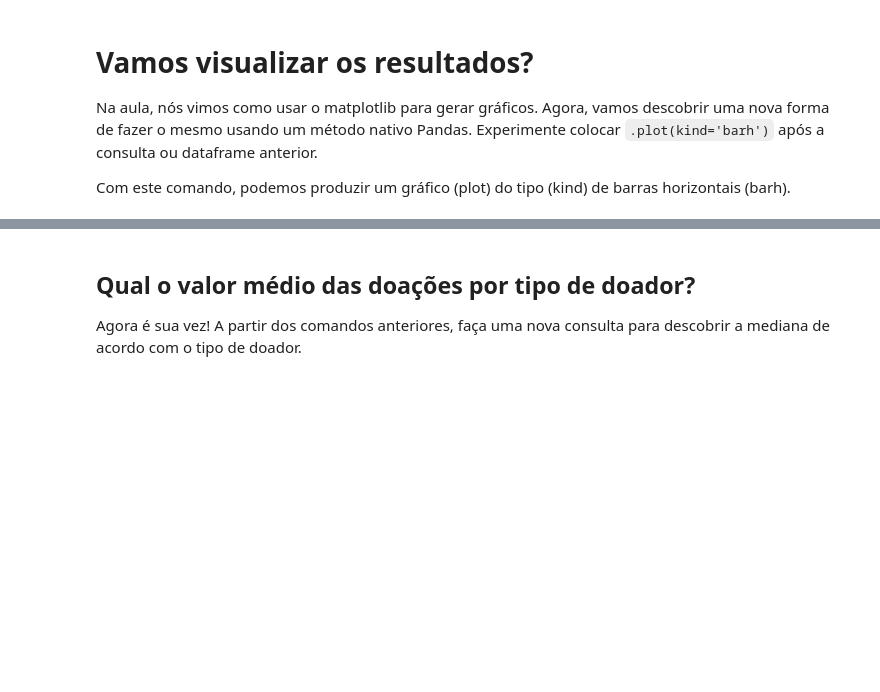
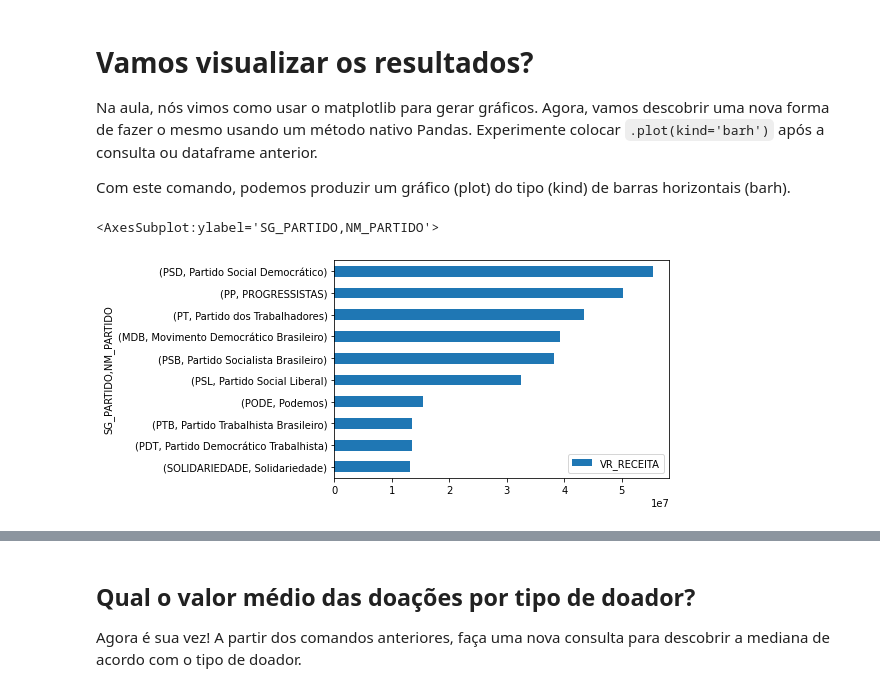
Before and after one commit to geofausto/python-inovacao-civica, a Jupyter notebook: semana_2/Semana_2_desafio_fausto.ipynb, the cells around one changed output, grey strips where cells are left out. Saved outputs shown, nothing was run; the diff lists cells and outputs as text; code cells hidden in the pictures; blank space fills up the shorter version.

```diff
--- a/semana_2/Semana_2_desafio_fausto.ipynb
+++ b/semana_2/Semana_2_desafio_fausto.ipynb
@@ -254,7 +256,8 @@ df_final[['TIPO_DOADOR','SG_UF','VR_RECEITA']].groupby(by=['TIPO_DOADOR','SG_UF'
 # %% [markdown]
 ## Qual o total de doações recebidas por partido?
 # %%
-df_final[['SG_PARTIDO', 'NM_PARTIDO', 'VR_RECEITA']].groupby(by=['SG_PARTIDO', 'NM_PARTIDO']).sum()
+total_doacoes = df_final[['SG_PARTIDO','NM_PARTIDO','VR_RECEITA']].groupby(by=['SG_PARTIDO','NM_PARTIDO']).sum()
+total_doacoes
 # %% [output]
 |  |  | VR_RECEITA |
 | SG_PARTIDO | NM_PARTIDO |  |
@@ -282,0 +284,5 @@ df_final[__________].groupby(by=_____).___().sort_values(by='____',ascending=___
+# %%
+# fiz uma variável para isso
+total_doacoes_decrescente = total_doacoes.sort_values(by='VR_RECEITA',ascending=False)
+top_10 = total_doacoes_decrescente.head(10)
+top_10
@@ -289,0 +307,5 @@ df_final[__________].groupby(by=_____).___().sort_values(by='____',ascending=___
+# %%
+top_10.sort_values(by='VR_RECEITA').plot(kind='barh')
+# %% [output]
+<AxesSubplot:ylabel='SG_PARTIDO,NM_PARTIDO'>
+[figure, added]
```
Also changed, not shown: parts of 11 cells of this notebook.
